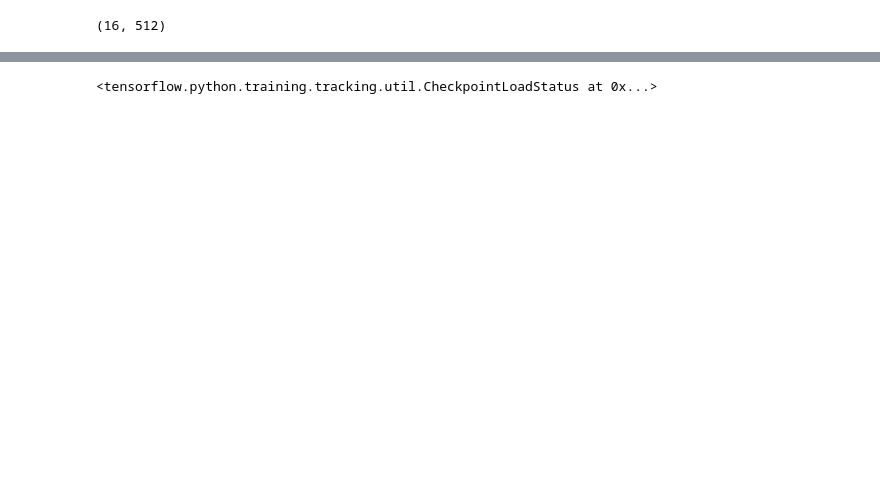
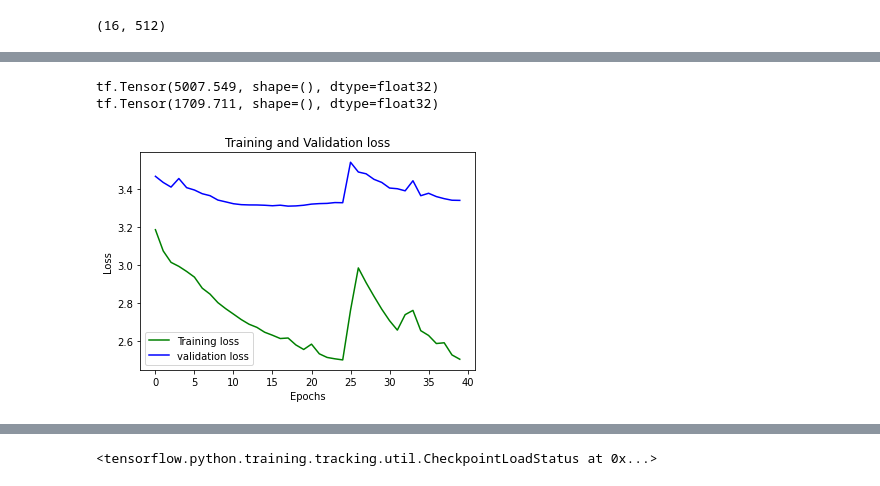
Before and after one commit to SandeshRangreji/Pointer-Generator-Networks, a Jupyter notebook: Baseline.ipynb, the cells around one changed output, grey strips where cells are left out. Drawn from its saved outputs; the diff is of its cells as text; code cells hidden in the pictures; blank space fills up the shorter version.

Commit message:
training optimization, validation comparison

```diff
--- a/Baseline.ipynb
+++ b/Baseline.ipynb
@@ -102,6 +103,8 @@ Creating    /content/PGN                                              OK
 Creating    /content/PGN/data                                         OK
 Extracting  /content/PGN/data/glove.6B.300d.txt                           1  2  3  4  5  6  7  9 10 11 12 13 14 15 17 18 19 20 21 22 23 24 26 27 28 29 30 31 32 34 35 36 37 38 39 40 41 43 44 45 46 47 4 ...
 All OK
+# %%
+VAL_NUM_EXAMPLES = 8192
 # %%
 # class to handle data loading, splitting, preprocessing, tokenization
 class Data:
@@ -329,8 +332,8 @@ class Data:
     train_articles, train_summaries, eval_articles, eval_summaries, word_index = self.tokenize(
         train_articles[:num_training_examples],
         train_summaries[:num_training_examples],
-        eval_articles[:2048],
-        eval_summaries[:2048],
+        eval_articles[:VAL_NUM_EXAMPLES],
+        eval_summaries[:VAL_NUM_EXAMPLES],
         vocab_size ,
         embedding_dim,
         max_length_articles,
@@ -344,8 +347,8 @@ class Data:
     return train_dataset, validation_dataset, word_index, self.get_reverse_word_index(word_index)
 # %%
 vocab_size = 50000
-num_examples = 32768
-# num_examples = 2048
+num_examples = 32000
+# num_examples = 16000
 embedding_dim = 300
 max_length_articles = 512
 max_length_summaries = 128
@@ -732,13 +732,20 @@ def train_step(inp, targ, enc_hidden, cov):
 EPOCHS = 40
 count = 1
 steps_per_epoch = num_examples//BATCH_SIZE
+val_steps_per_epoch = VAL_NUM_EXAMPLES//BATCH_SIZE
 # steps_per_epoch = 1
-cov = np.zeros((BATCH_SIZE, max_length_articles))
+if count == 1:
+  cov = np.zeros((BATCH_SIZE, max_length_articles))
+else:
+  cov = np.load("/content/drive/MyDrive/Pointer Generator Networks/PGN weights/coverage_weights.npy")
+train_losses = []
+eval_losses = []
 for epoch in range(EPOCHS):
   start = time.time()
 
   enc_hidden = encoder.initialize_hidden_state()
   total_loss = 0
+  val_total_loss = 0
   # print(enc_hidden[0].shape, enc_hidden[1].shape)
 
   for (batch, (inp, targ)) in enumerate(train_dataset.take(steps_per_epoch)):
@@ -749,14 +756,24 @@ for epoch in range(EPOCHS):
       print('Epoch {} Batch {} Loss {}'.format(count,
                                                    batch,
                                                    batch_loss))
+
+  for (val_batch, (val_inp, val_targ)) in enumerate(val_dataset.take(val_steps_per_epoch)):
+    val_batch_loss = eval_step(val_inp, val_targ, enc_hidden, cov)
+    val_total_loss += val_batch_loss
+
   # saving (checkpoint) the model every epoch
   if (epoch + 1) % 1 == 0:
     checkpoint.save(file_prefix = checkpoint_prefix)
 
   print('Epoch {} Loss {}'.format(count,
                                       total_loss / steps_per_epoch))
+  print('Epoch {} Validation Loss {}'.format(count,
+                                      val_total_loss / val_steps_per_epoch))
   print('Time taken for 1 epoch {} sec\n'.format(time.time() - start))
   # print("Learning Rate: " + str(optimizer.lr.initial_learning_rate))
+  train_losses.append(total_loss / steps_per_epoch)
+  eval_losses.append(val_total_loss / val_steps_per_epoch)
+  np.save("/content/drive/MyDrive/Pointer Generator Networks/PGN weights/coverage_weights", cov)
   save_weights_in_drive(count)
   count += 1
 # %% [output]
@@ -781,3 +797,20 @@ KeyboardInterrupt: ignored
+# %%
+print(total_loss)
+print(val_total_loss)
+# %% [output]
+tf.Tensor(5007.549, shape=(), dtype=float32)
+tf.Tensor(1709.711, shape=(), dtype=float32)
+# %%
+epochs = range(0,EPOCHS)
+plt.plot(epochs, train_losses, 'g', label='Training loss')
+plt.plot(epochs, eval_losses, 'b', label='validation loss')
+plt.title('Training and Validation loss')
+plt.xlabel('Epochs')
+plt.ylabel('Loss')
+plt.legend()
+plt.show()
+# %% [output]
+[figure, added]
 # %%
 # Epoch 1 Loss 1.283766269683838
 def evaluate_sentence(sentence):
```
Also changed, not shown: parts of 15 cells of this notebook.
